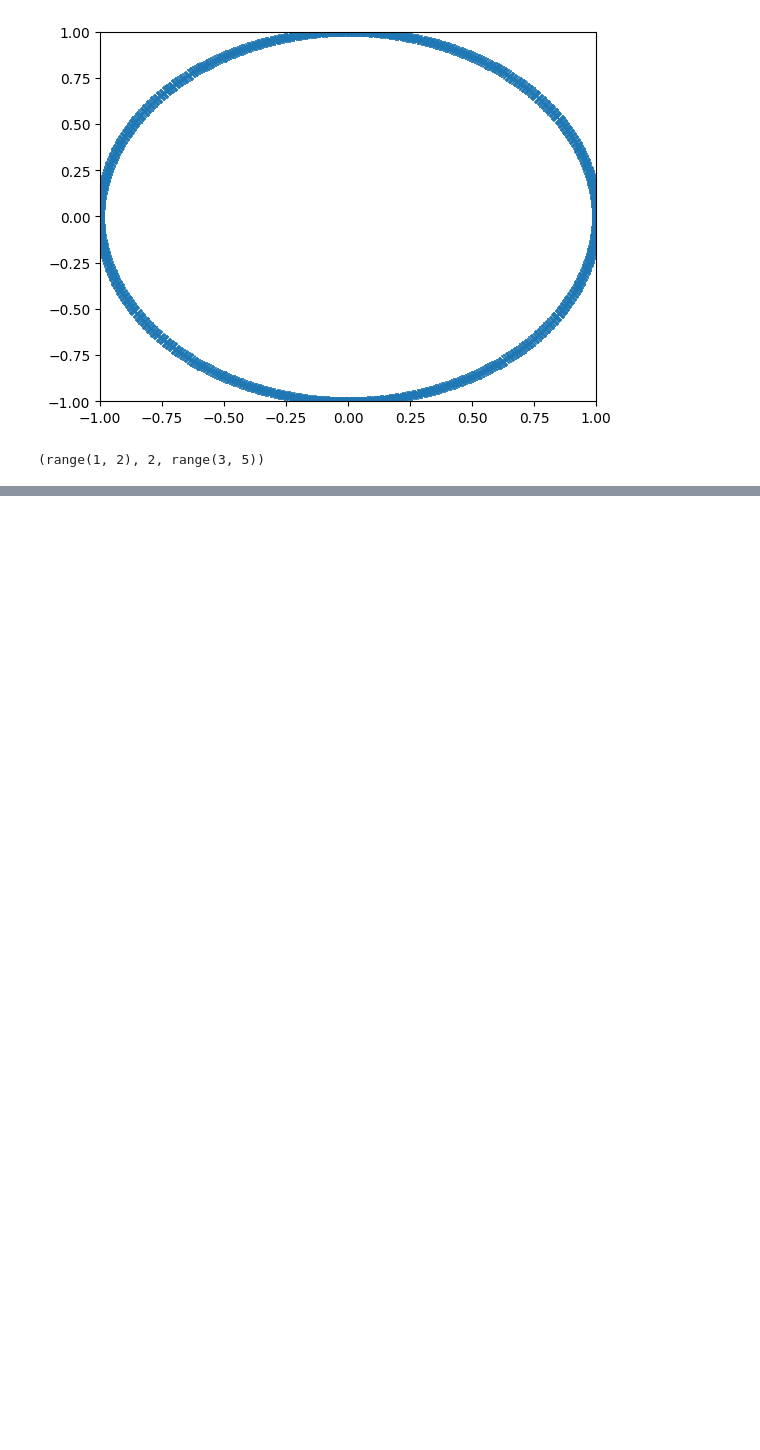
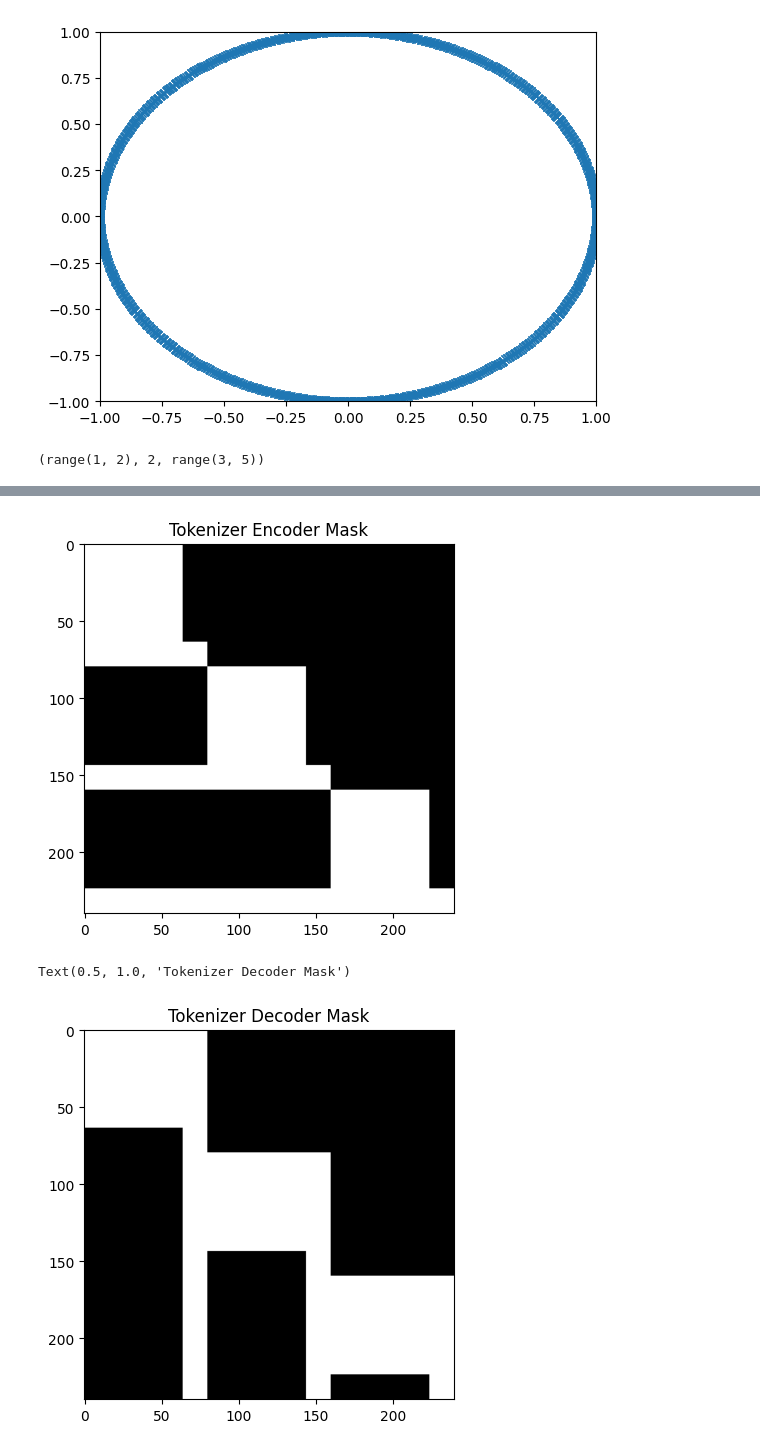
Before and after one commit to machines-in-motion/dreamer-v4, a Jupyter notebook: tests.ipynb, the cells around one changed output, grey strips where cells are left out. Drawn from its saved outputs; the diff is of its cells as text; code cells hidden in the pictures; blank space fills up the shorter version.

Commit message:
mask logic added.

```diff
--- a/tests.ipynb
+++ b/tests.ipynb
@@ -87,0 +192,14 @@ NameError: name 'dim' is not defined
+# %%
+import torch
+import matplotlib.pyplot as plt
+masks_enc = make_tokenizer_encoder_mask(3, 64, 16, causal=True)
+masks_dec = make_tokenizer_decoder_mask(3, 64, 16, causal=True)
+plt.imshow(masks_enc.cpu().numpy(), cmap='gray')
+plt.title('Tokenizer Encoder Mask')
+plt.show()
+plt.imshow(masks_dec.cpu().numpy(), cmap='gray')
+plt.title('Tokenizer Decoder Mask')
+# %% [output]
+[figure, added]
+Text(0.5, 1.0, 'Tokenizer Decoder Mask')
+[figure, added]
```
Also changed, not shown: parts of 7 cells of this notebook.
